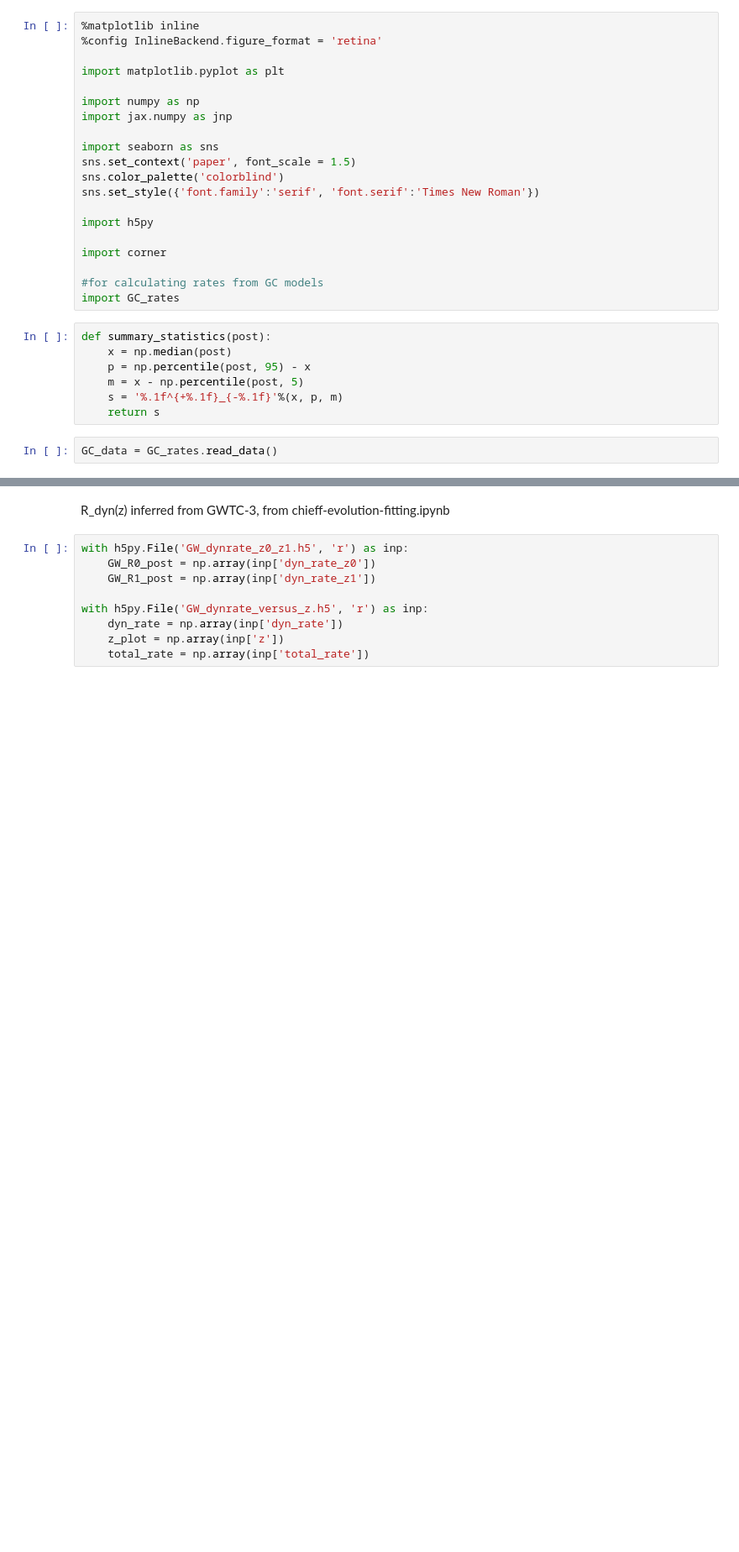
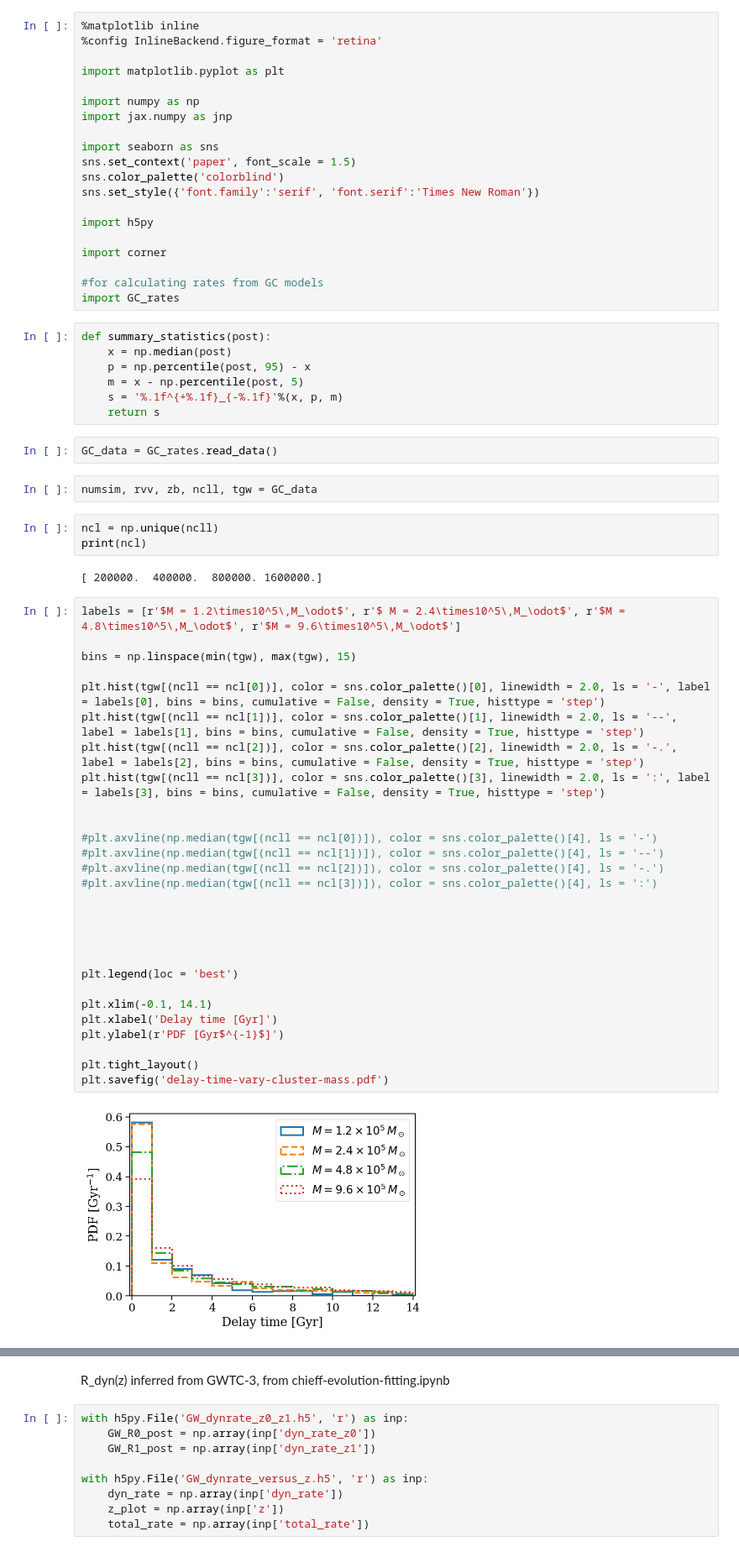
Before and after one commit to mfishbach/dynamical-bbh-evolution, a Jupyter notebook: Cluster_Paper_Plots.ipynb, the cells around one changed output, grey strips where cells are left out. Shown: that part at 84% size. Cells and saved outputs as stored; diff of their text form; blank space fills up the shorter version.

```diff
--- a/Cluster_Paper_Plots.ipynb
+++ b/Cluster_Paper_Plots.ipynb
@@ -27,3 +27,40 @@ def summary_statistics(post):
     return s
 # %%
 GC_data = GC_rates.read_data()
+# %%
+numsim, rvv, zb, ncll, tgw = GC_data
+# %%
+ncl = np.unique(ncll)
+print(ncl)
+# %% [output]
+[ 200000.  400000.  800000. 1600000.]
+# %%
+labels = [r'$M = 1.2\times10^5\,M_\odot$', r'$ M = 2.4\times10^5\,M_\odot$', r'$M = 4.8\times10^5\,M_\odot$', r'$M = 9.6\times10^5\,M_\odot$']
+
+bins = np.linspace(min(tgw), max(tgw), 15)
+
+plt.hist(tgw[(ncll == ncl[0])], color = sns.color_palette()[0], linewidth = 2.0, ls = '-', label = labels[0], bins = bins, cumulative = False, density = True, histtype = 'step')
+plt.hist(tgw[(ncll == ncl[1])], color = sns.color_palette()[1], linewidth = 2.0, ls = '--', label = labels[1], bins = bins, cumulative = False, density = True, histtype = 'step')
+plt.hist(tgw[(ncll == ncl[2])], color = sns.color_palette()[2], linewidth = 2.0, ls = '-.', label = labels[2], bins = bins, cumulative = False, density = True, histtype = 'step')
+plt.hist(tgw[(ncll == ncl[3])], color = sns.color_palette()[3], linewidth = 2.0, ls = ':', label = labels[3], bins = bins, cumulative = False, density = True, histtype = 'step')
+
+
+#plt.axvline(np.median(tgw[(ncll == ncl[0])]), color = sns.color_palette()[4], ls = '-')
+#plt.axvline(np.median(tgw[(ncll == ncl[1])]), color = sns.color_palette()[4], ls = '--')
+#plt.axvline(np.median(tgw[(ncll == ncl[2])]), color = sns.color_palette()[4], ls = '-.')
+#plt.axvline(np.median(tgw[(ncll == ncl[3])]), color = sns.color_palette()[4], ls = ':')
+
+
+
+
+
+plt.legend(loc = 'best')
+
+plt.xlim(-0.1, 14.1)
+plt.xlabel('Delay time [Gyr]')
+plt.ylabel(r'PDF [Gyr$^{-1}$]')
+
+plt.tight_layout()
+plt.savefig('delay-time-vary-cluster-mass.pdf')
+# %% [output]
+[figure, added]
```
Also changed, not shown: parts of 22 cells of this notebook, 4 other files.
